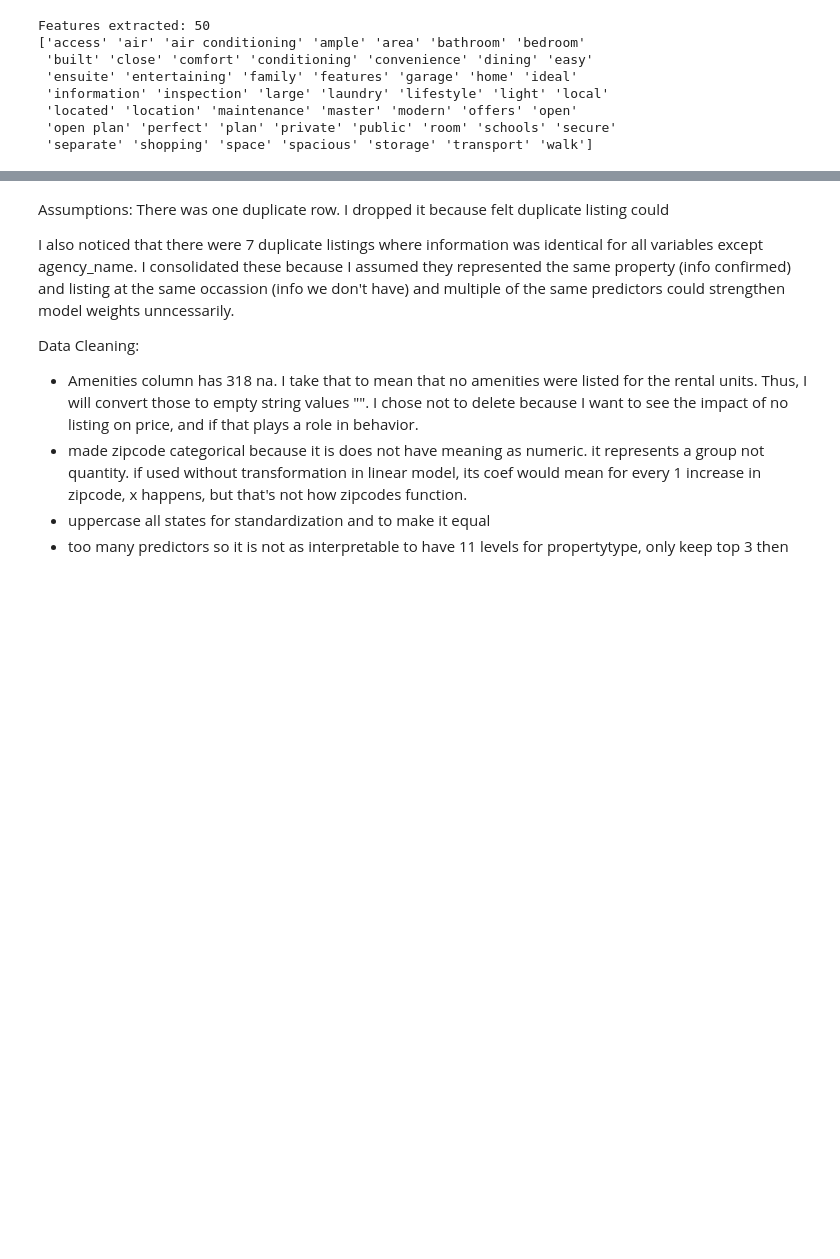
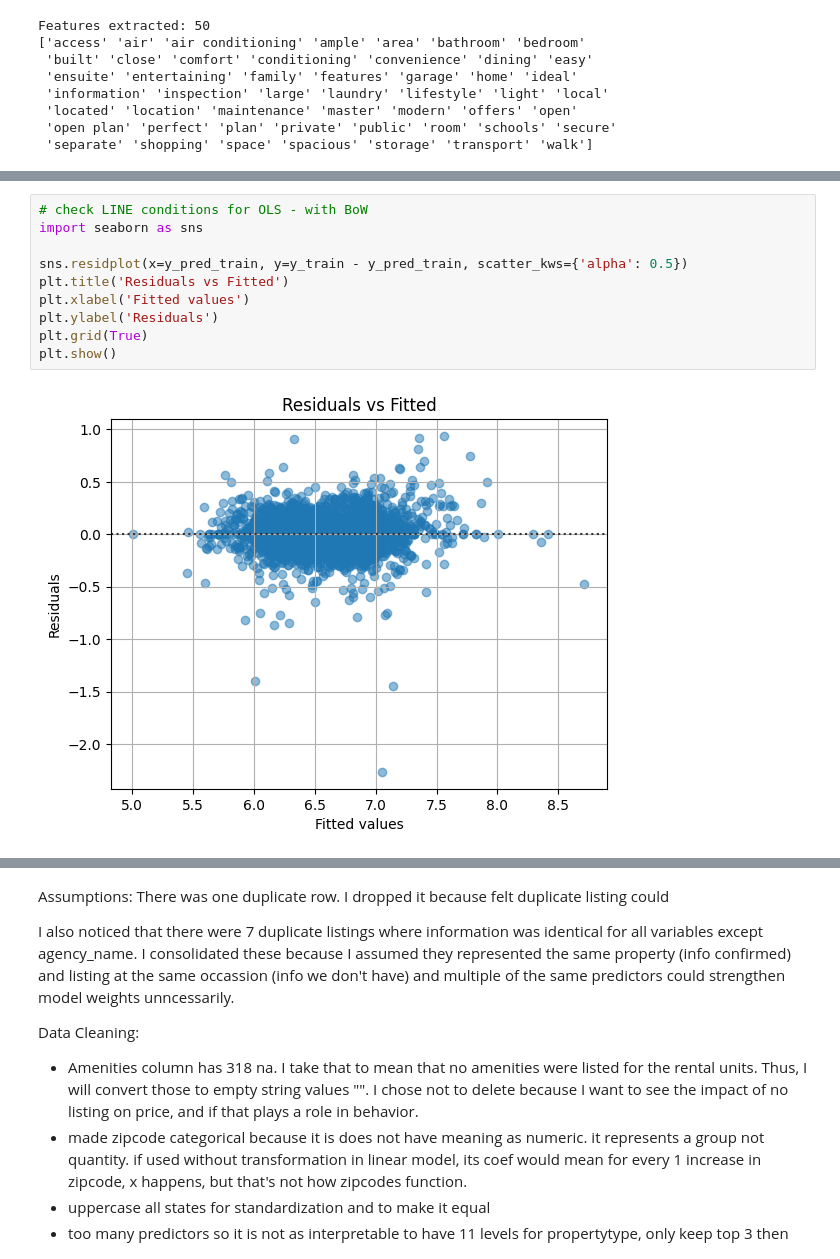
Before and after one commit to milidshah/Australian-Rental-Market-Mili, a Jupyter notebook: AustralianRentalMarket.ipynb, the cells around one changed output, grey strips where cells are left out. Saved outputs shown, nothing was run; the diff lists cells and outputs as text; blank space fills up the shorter version.

```diff
--- a/AustralianRentalMarket.ipynb
+++ b/AustralianRentalMarket.ipynb
@@ -313,4 +346,16 @@ R-squared on testing data: 0.6642501570821928
 [figure]
+# %%
+# check LINE conditions for OLS - with BoW
+import seaborn as sns
+
+sns.residplot(x=y_pred_train, y=y_train - y_pred_train, scatter_kws={'alpha': 0.5})
+plt.title('Residuals vs Fitted')
+plt.xlabel('Fitted values')
+plt.ylabel('Residuals')
+plt.grid(True)
+plt.show()
+# %% [output]
+[figure, added]
 # %%
 # OLS linear regression not a useful model, constrained by limited features
 # try random forest regression
```
Also changed, not shown: parts of 15 cells of this notebook.
